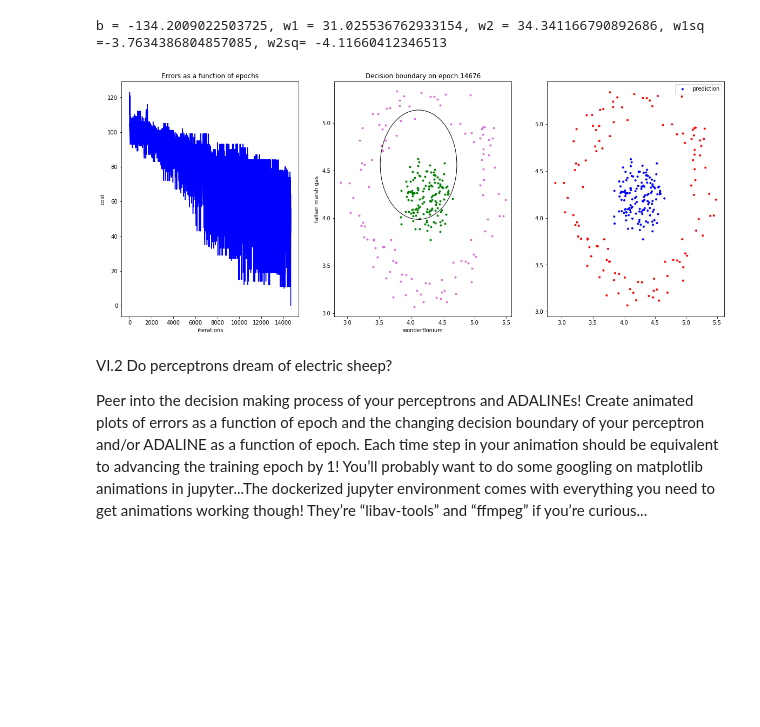
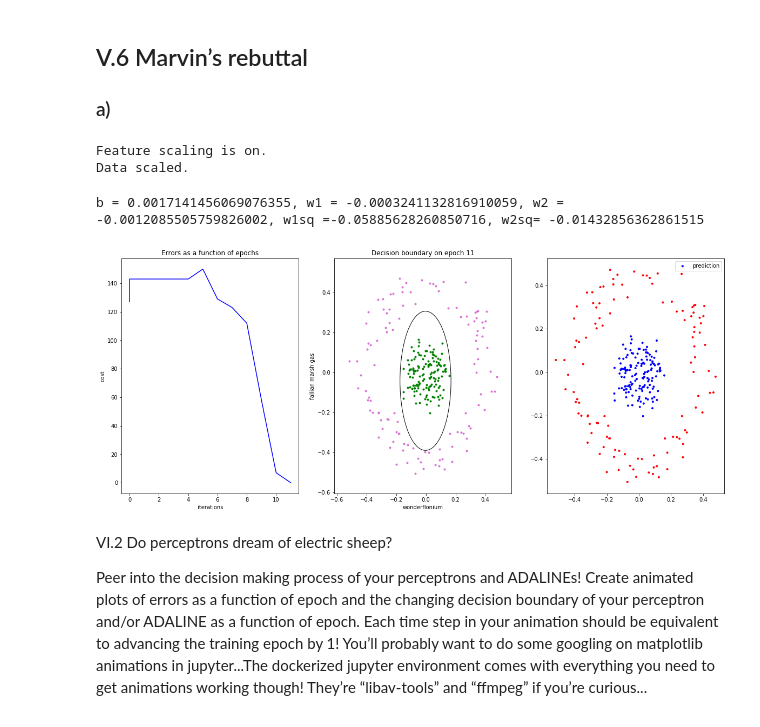
Before and after one commit to tsergien/sommelier, a Jupyter notebook: perceptron.ipynb, the cells around one changed output. Cells and saved outputs as stored; diff of their text form; code cells hidden in the pictures; blank space fills up the shorter version.

```diff
--- a/perceptron.ipynb
+++ b/perceptron.ipynb
@@ -412,10 +449,12 @@ multi_factors(red_df, 0.001, ['density', 'alcohol', 'chlorides'], [4, 7], 9000,
+# %% [markdown]
+## V.6 Marvin’s rebuttal
+### a)
 # %%
-# V.6.v1
 from matplotlib.patches import Ellipse
 import math
 
 df = pd.read_csv("resources/Pan Galactic Gargle Blaster.csv", sep=";")
-# df = feature_scaling(df)
+df = feature_scaling(df)
 
 ppn = Perceptron(9, 0.01, 0)
 factors =  [df.columns[0], df.columns[1]]
@@ -429,6 +468,9 @@ for j in range(len(x)):
     x[j].append(x[j][1]**2)
 d = (part['quality'] >= 9).astype(int)
 ppn.train(x, d)
+# %% [output]
+Feature scaling is on.
+Data scaled.
 # %%
 f, ax = plt.subplots(1, 3, figsize=(20, 8))
 plot_cost(ppn.res, ppn.res[-1][0], ax[0])
@@ -441,40 +483,40 @@ w2sq = ppn.res[-1][2][3]
 print(f'b = {b}, w1 = {w1}, w2 = {w2}, w1sq ={w1sq}, w2sq= {w2sq}')
 
 x0 = -w1/(2*w1sq)
-y0 = -w2/(2*w1sq)
+y0 = -w2/(2*w2sq)
 width_ = math.sqrt( ((w1**2)/(4*w1sq) + (w2**2)/(4*w2sq) - b) / w1sq  )
 height_ = math.sqrt( ((w1**2)/(4*w1sq) + (w2**2)/(4*w2sq) - b) / w2sq )
 ellipse = Ellipse((x0, y0), width=width_*2, height=height_*2, edgecolor='k', facecolor='none')
 ax[1].add_artist(ellipse)
 
 ax[1].set_xlim(min(part[factors[0]].values)-0.1, max(part[factors[0]].values)+0.1)
 ax[1].set_ylim(min(part[factors[1]].values)-0.1, max(part[factors[1]].values)+0.1)
 
 bads = df[df.quality <= 1]
 xb, yb = bads["wonderflonium"].values, bads["fallian marsh gas"].values
 goods = df[df.quality >= 9]
 xg, yg = goods["wonderflonium"].values, goods["fallian marsh gas"].values
 
 ax[1].scatter(xg, yg, marker='.', c='green', label=f'good wines(>={9} score)')
 ax[1].scatter(xb, yb, marker='.', c='orchid', label=f'bad wines(<{9} score)')
 ax[1].set_title(f'Decision boundary on epoch {ppn.res[-1][0]}')
 ax[1].set_xlabel(factors[0])
 ax[1].set_ylabel(factors[1])
 
 x_all = part["wonderflonium"].values
 y_all = part["fallian marsh gas"].values
 colors = []
 for j in range(len(x_all)):
     color = 'b' if ppn.predict(x[j]) else 'r'
     colors.append(color)
 ax[2].scatter(x_all, y_all, marker='.', c=colors, label=f'prediction')
 plt.legend()
 plt.show()
 
 # V.6.v1.end
 # %% [output]
-b = -134.2009022503725, w1 = 31.025536762933154, w2 = 34.341166790892686, w1sq =-3.7634386804857085, w2sq= -4.11660412346513
+b = 0.0017141456069076355, w1 = -0.0003241132816910059, w2 = -0.0012085505759826002, w1sq =-0.05885628260850716, w2sq= -0.01432856362861515
-[figure, old version]
+[figure, new version]
 # %% [markdown]
 VI.2 Do perceptrons dream of electric sheep?
 
```
Also changed, not shown: parts of 25 cells of this notebook.
